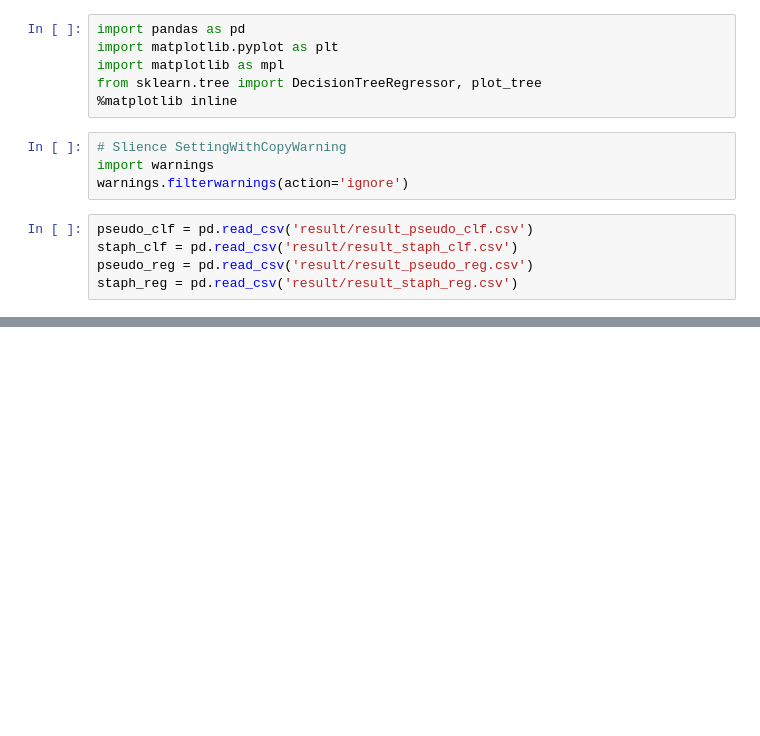
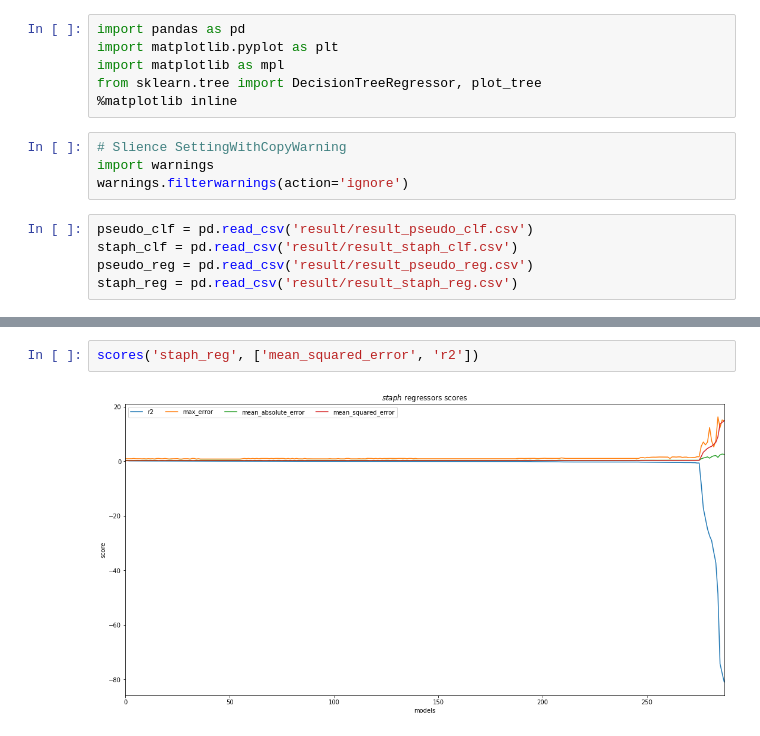
Before and after one commit to solislemuslab/dna-nn, a Jupyter notebook: zhaoyi/decision_tree.ipynb, the cells around one changed output, grey strips where cells are left out. Drawn from its saved outputs; the diff is of its cells as text; blank space fills up the shorter version.

```diff
--- a/zhaoyi/decision_tree.ipynb
+++ b/zhaoyi/decision_tree.ipynb
@@ -88,0 +102,4 @@ ax.legend(loc='upper right', bbox_to_anchor=(1, 1), ncol=4)
+# %%
+scores('staph_reg', ['mean_squared_error', 'r2'])
+# %% [output]
+[figure, added]
```
Also changed, not shown: parts of 11 cells of this notebook, 6 other files.
